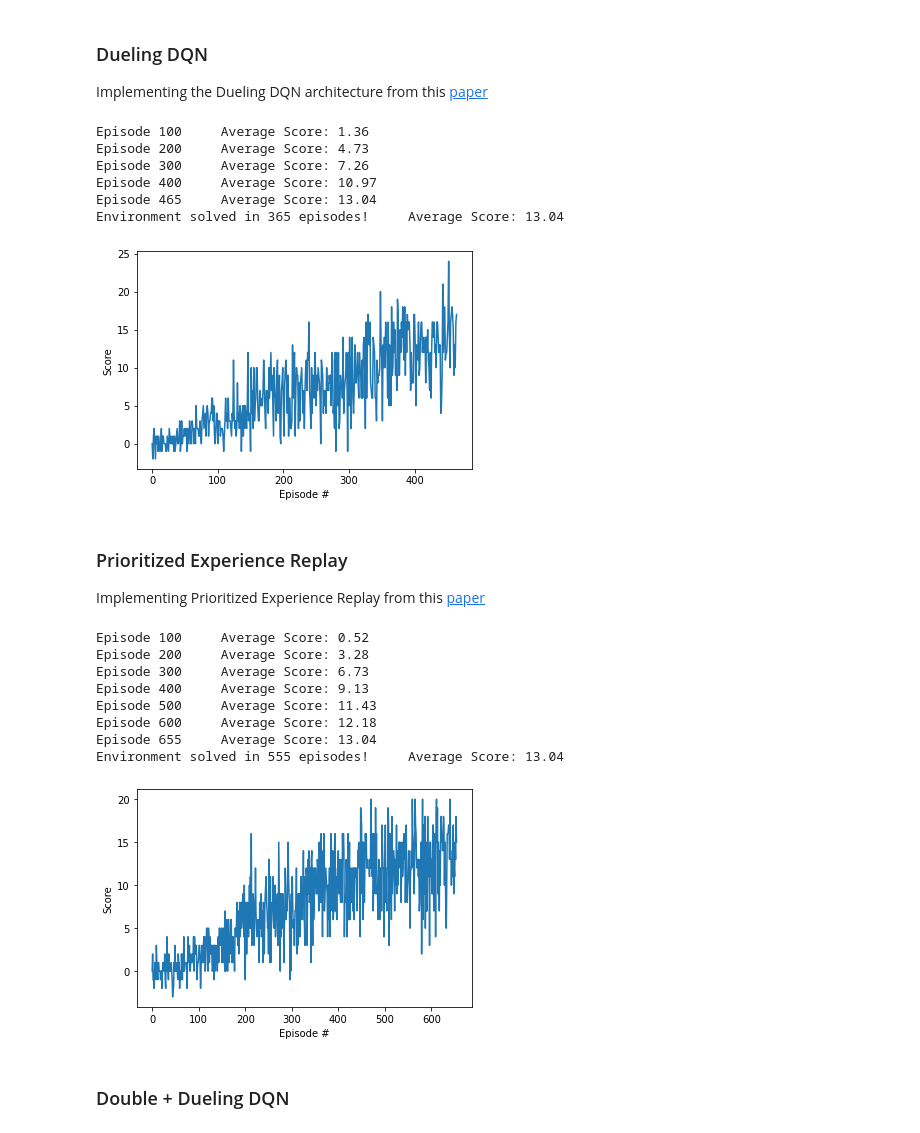
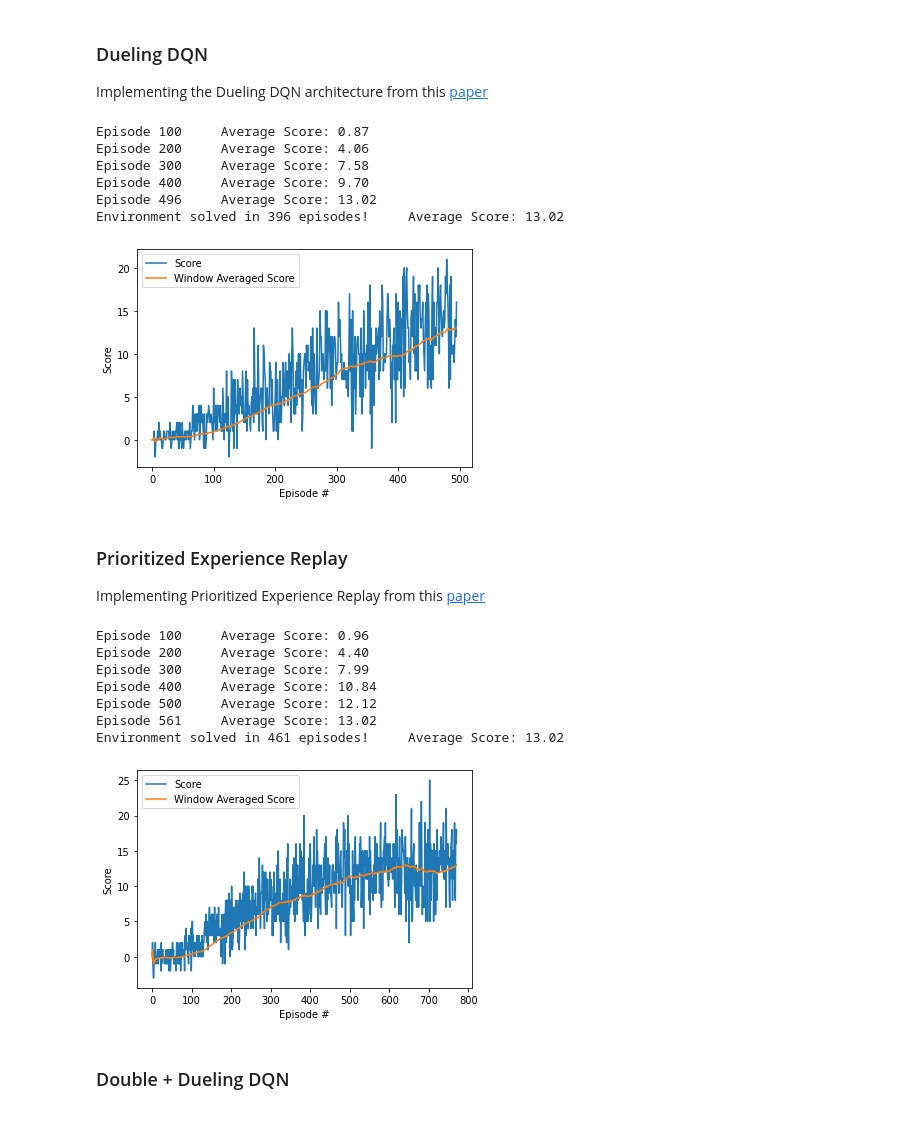
Before and after one commit to mbluestone/bananas_DQN, a Jupyter notebook: model_training.ipynb, the cells around one changed output. Cells and saved outputs as stored; diff of their text form; code cells hidden in the pictures.

```diff
--- a/model_training.ipynb
+++ b/model_training.ipynb
@@ -144,24 +148,26 @@ dueling_agent = Agent(state_size=state_size,
                       dueling=True)
 
 # train and get scores
-scores = dueling_agent.train(env)
+dueling_scores, dueling_avg_scores = dueling_agent.train(env)
 # %% [output]
-Episode 100     Average Score: 1.36
-Episode 200     Average Score: 4.73
-Episode 300     Average Score: 7.26
-Episode 400     Average Score: 10.97
-Episode 465     Average Score: 13.04
-Environment solved in 365 episodes!     Average Score: 13.04
+Episode 100     Average Score: 0.87
+Episode 200     Average Score: 4.06
+Episode 300     Average Score: 7.58
+Episode 400     Average Score: 9.70
+Episode 496     Average Score: 13.02
+Environment solved in 396 episodes!     Average Score: 13.02
 # %%
 # plot the scores
 fig = plt.figure()
 ax = fig.add_subplot(111)
-plt.plot(np.arange(len(scores)), scores)
+plt.plot(np.arange(len(dueling_scores)), dueling_scores, label='Score')
+plt.plot(np.arange(len(dueling_avg_scores)), dueling_avg_scores, label='Window Averaged Score')
 plt.ylabel('Score')
 plt.xlabel('Episode #')
+plt.legend()
 plt.show()
 # %% [output]
-[figure, old version]
+[figure, new version]
 # %% [markdown]
 ### Prioritized Experience Replay
 
@@ -169,30 +175,31 @@ Implementing Prioritized Experience Replay from this [paper](https://arxiv.org/s
 # %%
 # initialize agent
 per_agent = Agent(state_size=state_size,
-                             action_size=action_size,
-                             per=True)
+                  action_size=action_size,
+                  per=True)
 
 # train and get scores
-scores = per_agent.train(env)
+per_scores, per_avg_scores = per_agent.train(env)
 # %% [output]
-Episode 100     Average Score: 0.52
-Episode 200     Average Score: 3.28
-Episode 300     Average Score: 6.73
-Episode 400     Average Score: 9.13
-Episode 500     Average Score: 11.43
-Episode 600     Average Score: 12.18
-Episode 655     Average Score: 13.04
-Environment solved in 555 episodes!     Average Score: 13.04
+Episode 100     Average Score: 0.96
+Episode 200     Average Score: 4.40
+Episode 300     Average Score: 7.99
+Episode 400     Average Score: 10.84
+Episode 500     Average Score: 12.12
+Episode 561     Average Score: 13.02
+Environment solved in 461 episodes!     Average Score: 13.02
 # %%
 # plot the scores
 fig = plt.figure()
 ax = fig.add_subplot(111)
-plt.plot(np.arange(len(scores)), scores)
+plt.plot(np.arange(len(per_scores)), per_scores, label='Score')
+plt.plot(np.arange(len(per_avg_scores)), per_avg_scores, label='Window Averaged Score')
 plt.ylabel('Score')
 plt.xlabel('Episode #')
+plt.legend()
 plt.show()
 # %% [output]
-[figure, old version]
+[figure, new version]
 # %% [markdown]
 ### Double + Dueling DQN
 # %%
```
Also changed, not shown: parts of 11 cells of this notebook, 2 other files.
